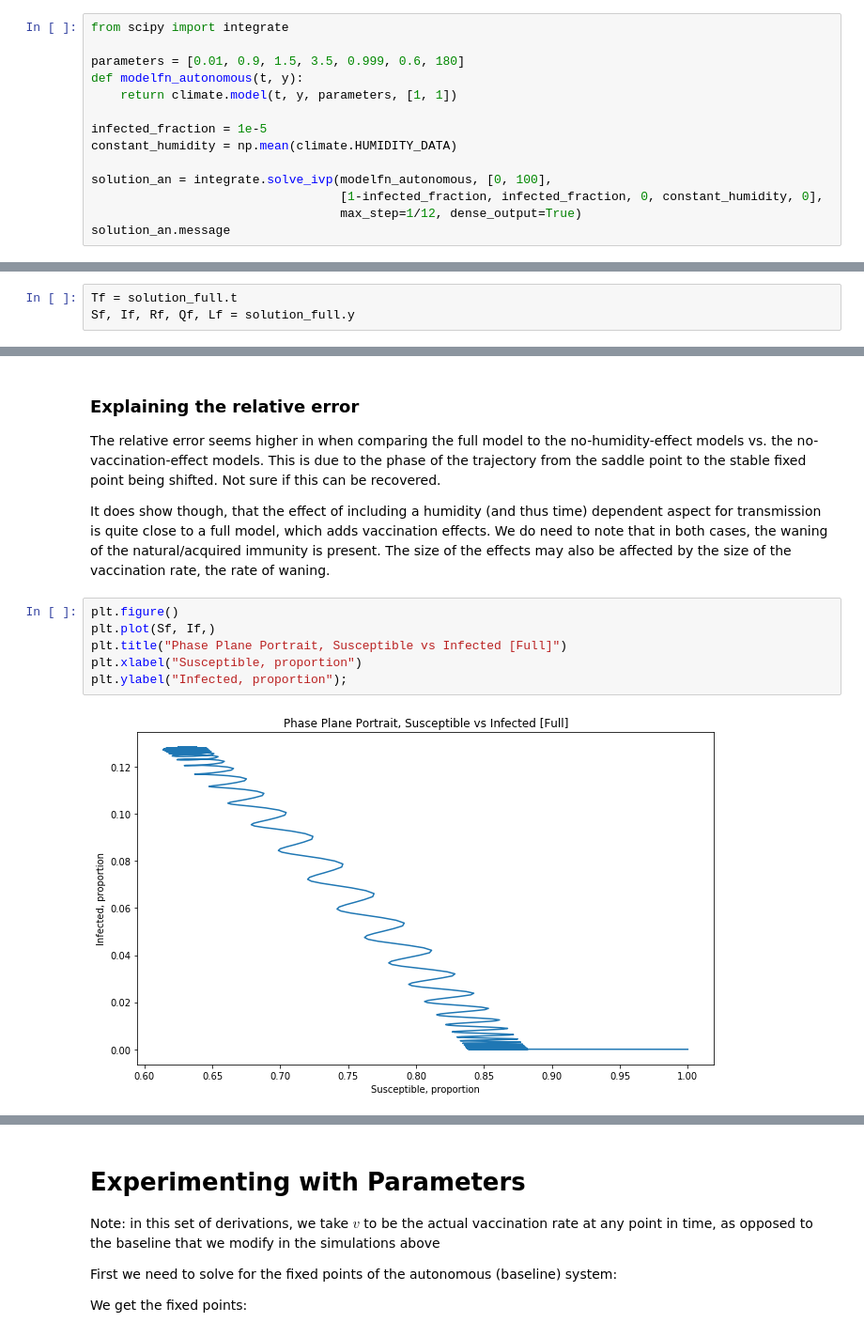
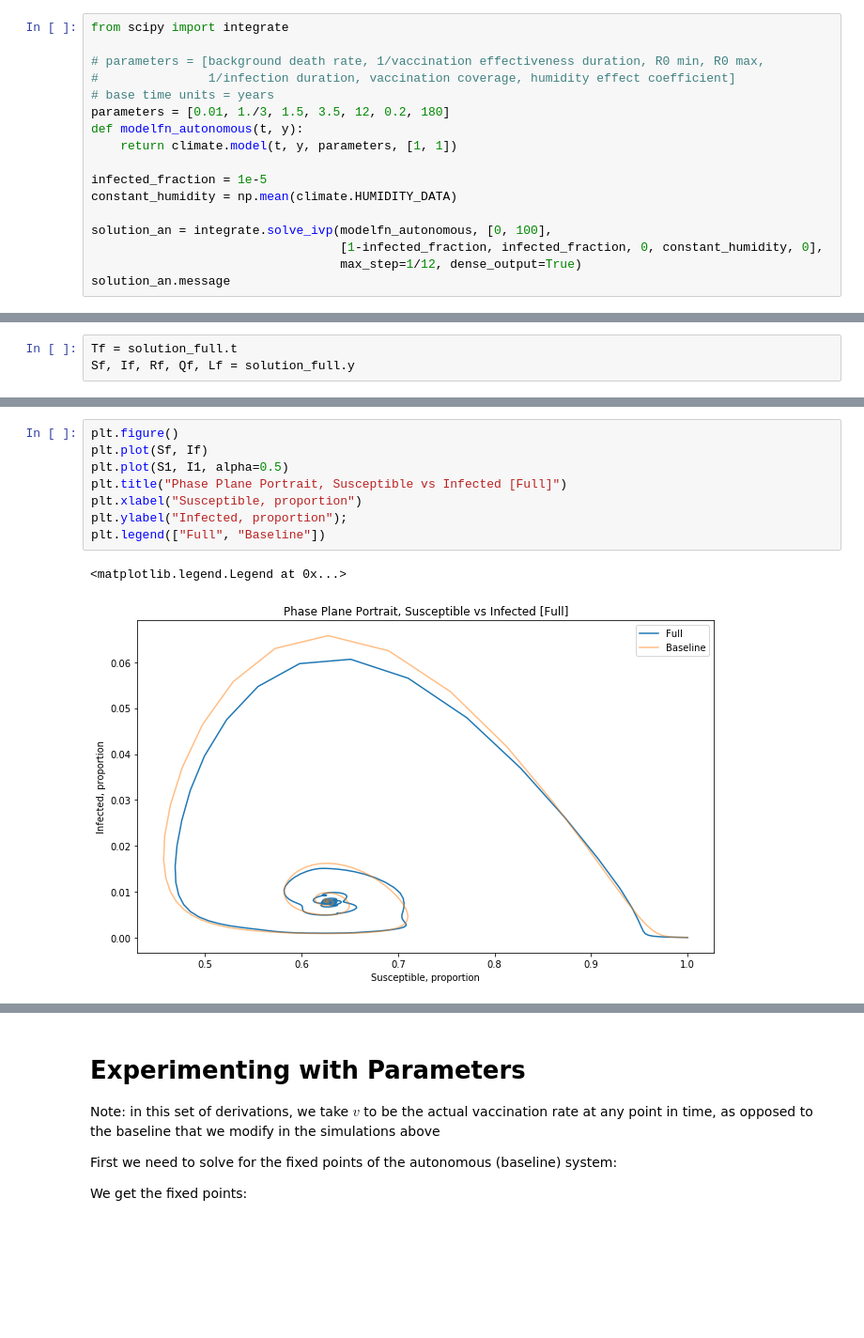
Before and after one commit to dwu402/self-harm, a Jupyter notebook: climate_forward.ipynb, the cells around one changed output, grey strips where cells are left out. Shown at 94% size. Saved outputs shown, nothing was run; the diff lists cells and outputs as text; blank space fills up the shorter version.

```diff
--- a/climate_forward.ipynb
+++ b/climate_forward.ipynb
@@ -83,7 +83,10 @@ In this model, we have humidity constant, and vaccination rate constant througho
 # %%
 from scipy import integrate
 
-parameters = [0.01, 0.9, 1.5, 3.5, 0.999, 0.6, 180]
+# parameters = [background death rate, 1/vaccination effectiveness duration, R0 min, R0 max,
+#               1/infection duration, vaccination coverage, humidity effect coefficient]
+# base time units = years
+parameters = [0.01, 1./3, 1.5, 3.5, 12, 0.2, 180]
 def modelfn_autonomous(t, y):
     return climate.model(t, y, parameters, [1, 1])
 
@@ -384,14 +390,11 @@ plt.xlabel("Time (years)");
-# %% [markdown]
-### Explaining the relative error
-
-The relative error seems higher in when comparing the full model to the no-humidity-effect models vs. the no-vaccination-effect models. This is due to the phase of the trajectory from the saddle point to the stable fixed point being shifted. Not sure if this can be recovered.
-
-It does show though, that the effect of including a humidity (and thus time) dependent aspect for transmission is quite close to a full model, which adds vaccination effects. We do need to note that in both cases, the waning of the natural/acquired immunity is present. The size of the effects may also be affected by the size of the vaccination rate, the rate of waning.
 # %%
 plt.figure()
-plt.plot(Sf, If,)
+plt.plot(Sf, If)
+plt.plot(S1, I1, alpha=0.5)
 plt.title("Phase Plane Portrait, Susceptible vs Infected [Full]")
 plt.xlabel("Susceptible, proportion")
 plt.ylabel("Infected, proportion");
+plt.legend(["Full", "Baseline"])
 # %% [output]
+<matplotlib.legend.Legend at 0x...>
-[figure, old version]
+[figure, new version]
```
Also changed, not shown: parts of 48 cells of this notebook.
